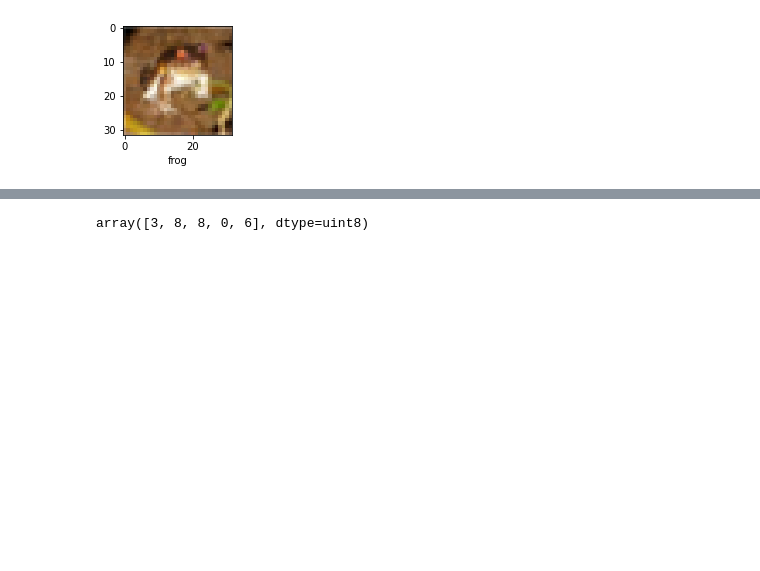
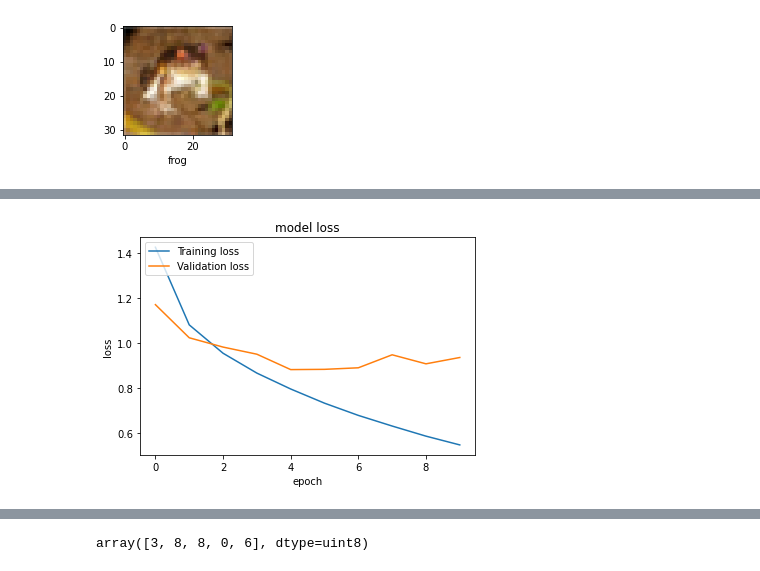
Before and after one commit to ewfaye/machine_learning_M2_ICO, a Jupyter notebook: Projet_ML_2.ipynb, the cells around one changed output, grey strips where cells are left out. Cells and saved outputs as stored; diff of their text form; code cells hidden in the pictures; blank space fills up the shorter version.

```diff
--- a/Projet_ML_2.ipynb
+++ b/Projet_ML_2.ipynb
@@ -201,7 +234,7 @@ cnn.compile(optimizer='adam',
             metrics=['accuracy'])
 # %%
 # Entrainons model cnn
-cnn.fit(X_train, y_train, epochs = 10)
+fit_cnn = cnn.fit(X_train, y_train, epochs = 10,validation_data=(X_test,y_test));
 
 # accuracy  train :  ~ 0.78
 # %% [output]
@@ -227,0 +261,4 @@ Epoch 10/10
+# %%
+plot_training_loss(fit_cnn)
+# %% [output]
+[figure, added]
```
Also changed, not shown: parts of 16 cells of this notebook.
